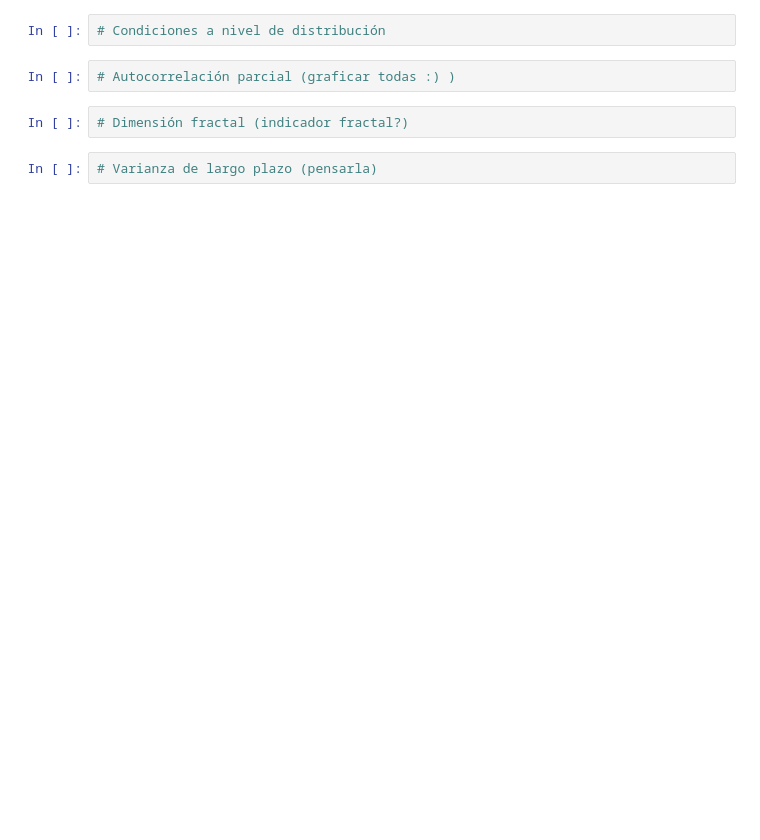
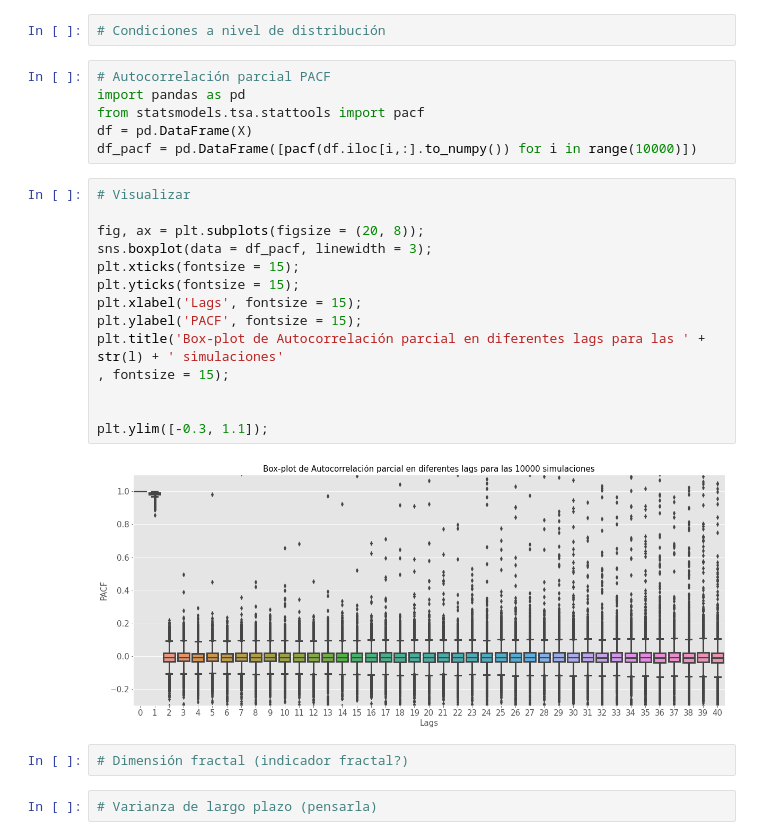
Before and after one commit to scardenol/proc_est2, a Jupyter notebook: esto2.ipynb, the cells around one changed output. Saved outputs shown, nothing was run; the diff lists cells and outputs as text; blank space fills up the shorter version.

```diff
--- a/esto2.ipynb
+++ b/esto2.ipynb
@@ -112,7 +95,27 @@ plt.title('qqplot de trayectorias en la observación 201 vs lognormal( $\mu$ = '
 # %%
 # Condiciones a nivel de distribución
-# %%
-# Autocorrelación parcial (graficar todas :) )
+# %%
+# Autocorrelación parcial PACF
+import pandas as pd
+from statsmodels.tsa.stattools import pacf
+df = pd.DataFrame(X)
+df_pacf = pd.DataFrame([pacf(df.iloc[i,:].to_numpy()) for i in range(10000)])
+# %%
+# Visualizar
+
+fig, ax = plt.subplots(figsize = (20, 8));
+sns.boxplot(data = df_pacf, linewidth = 3);
+plt.xticks(fontsize = 15);
+plt.yticks(fontsize = 15);
+plt.xlabel('Lags', fontsize = 15);
+plt.ylabel('PACF', fontsize = 15);
+plt.title('Box-plot de Autocorrelación parcial en diferentes lags para las ' + str(l) + ' simulaciones'
+, fontsize = 15);
+
+
+plt.ylim([-0.3, 1.1]);
+# %% [output]
+[figure, added]
 # %%
 # Dimensión fractal (indicador fractal?)
 # %%
```
Also changed, not shown: parts of 12 cells of this notebook.
